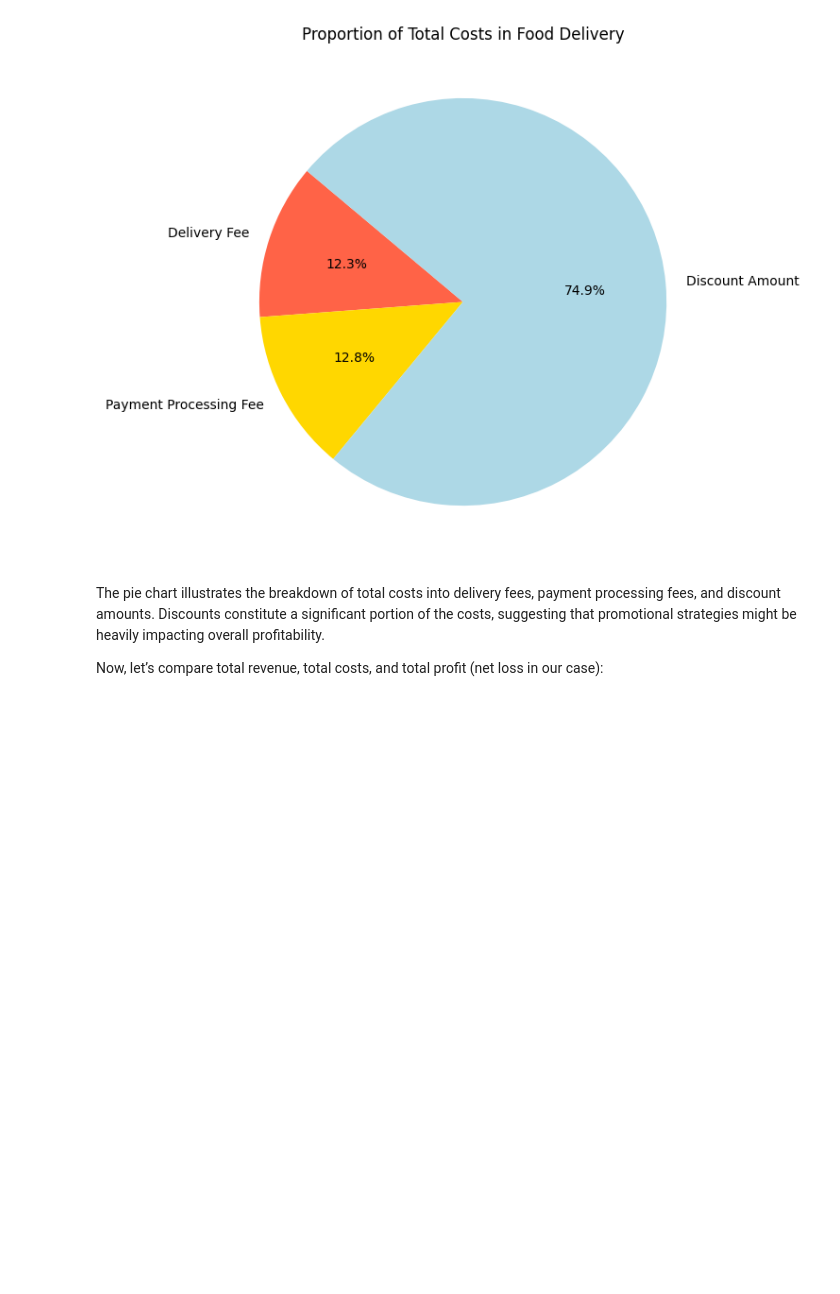
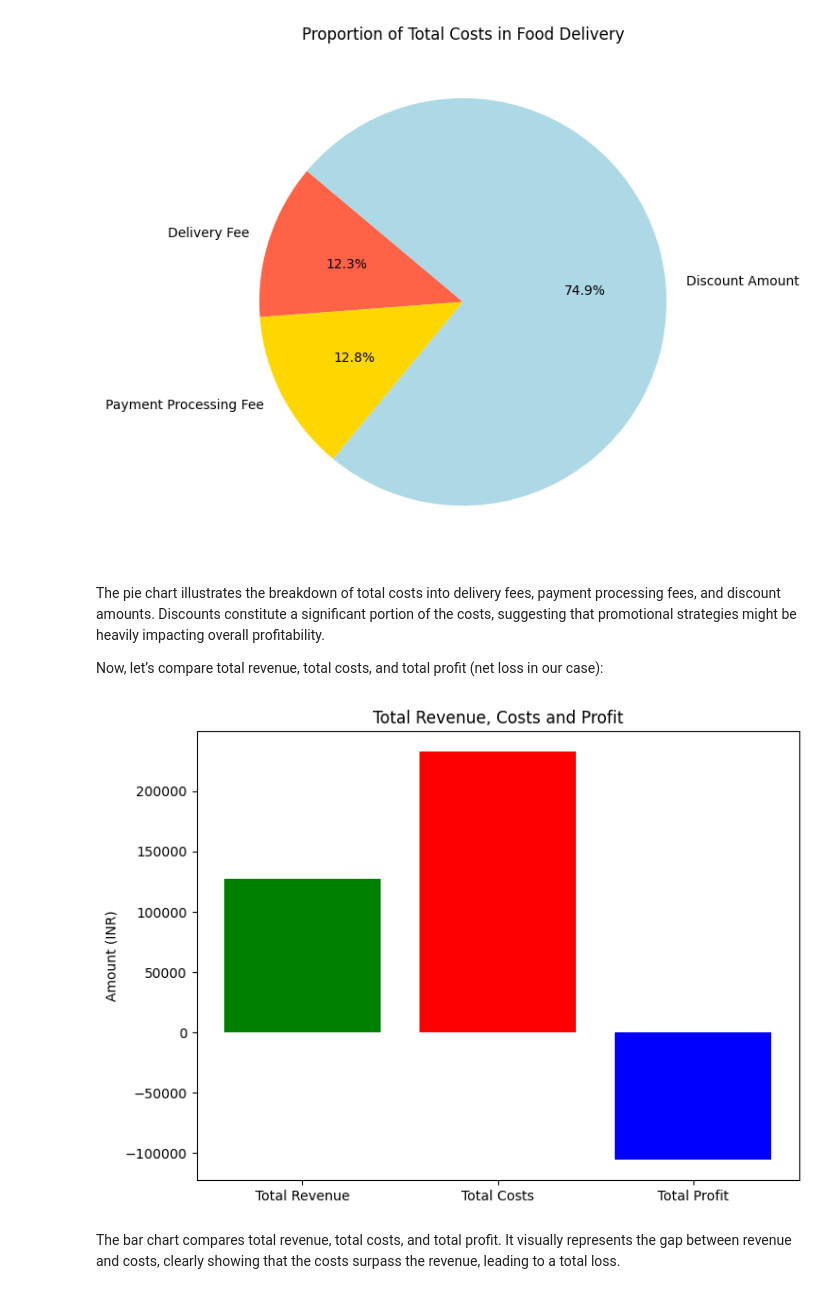
Before and after one commit to rajeshtudu/Food-Delivery-Cost-and-Profitability-Analysis, a Jupyter notebook: Food Delivery Cost and Profitability Analysis.ipynb, the cells around one changed output. Cells and saved outputs as stored; diff of their text form; code cells hidden in the pictures; blank space fills up the shorter version.

```diff
--- a/Food Delivery Cost and Profitability Analysis.ipynb
+++ b/Food Delivery Cost and Profitability Analysis.ipynb
@@ -173,3 +173,17 @@ plt.show()
 The pie chart illustrates the breakdown of total costs into delivery fees, payment processing fees, and discount amounts. Discounts constitute a significant portion of the costs, suggesting that promotional strategies might be heavily impacting overall profitability.
 
 Now, let’s compare total revenue, total costs, and total profit (net loss in our case):
+# %%
+# bar chart for total revenue, costs, and profit
+totals = ['Total Revenue', 'Total Costs', 'Total Profit']
+values = [total_revenue, total_costs, total_profit]
+
+plt.figure(figsize = (8, 6))
+plt.bar(totals, values, color = ['green', 'red', 'blue'])
+plt.title('Total Revenue, Costs and Profit')
+plt.ylabel('Amount (INR)')
+plt.show()
+# %% [output]
+[figure, added]
+# %% [markdown]
+The bar chart compares total revenue, total costs, and total profit. It visually represents the gap between revenue and costs, clearly showing that the costs surpass the revenue, leading to a total loss.
```
Also changed, not shown: parts of 4 cells of this notebook.
